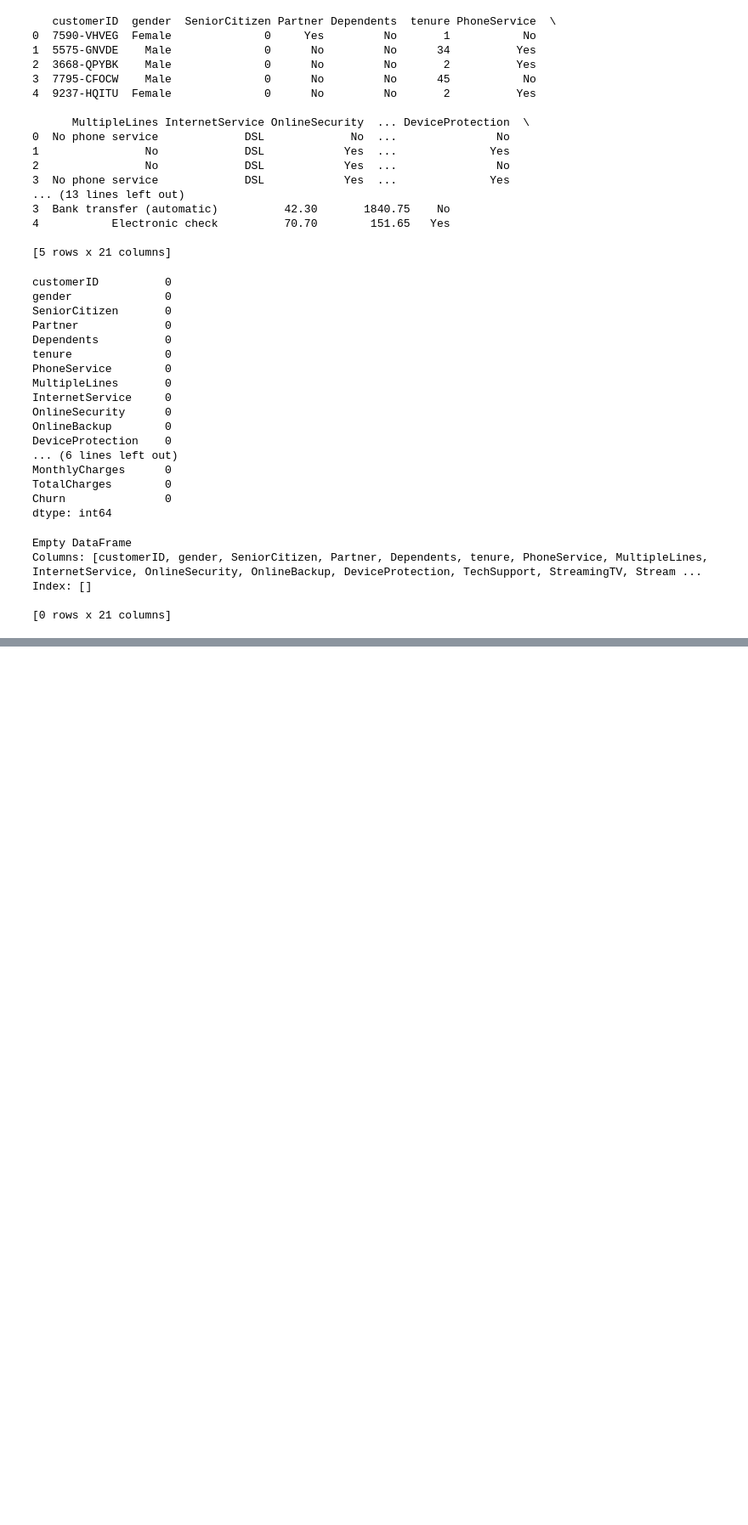
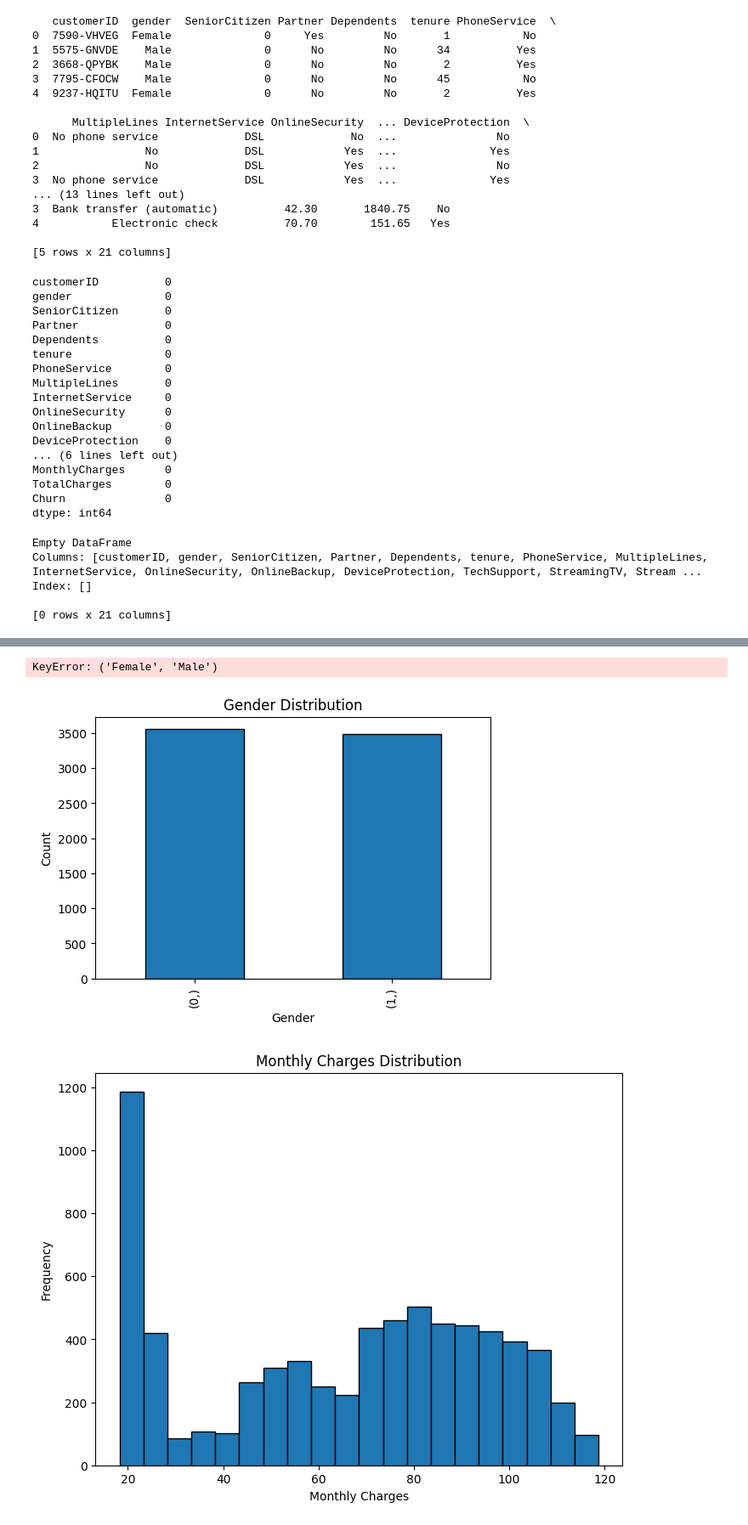
Before and after one commit to amadasunese/cta_bootcamp, a Jupyter notebook: notebook.ipynb, the cells around one changed output, grey strips where cells are left out. Shown at 85% size. Cells and saved outputs as stored; diff of their text form; code cells hidden in the pictures; blank space fills up the shorter version.

```diff
--- a/notebook.ipynb
+++ b/notebook.ipynb
@@ -108,0 +68,4 @@ max         1.000000    72.000000      118.750000
+# %%
+# Remove the customer ID column
+clean_df= df.drop(columns=['customerID'])
+print(clean_df)
@@ -108,0 +109,6 @@ max         1.000000    72.000000      118.750000
+# %%
+
+
+# Remove the gender column after merging
+encode_clean_df = encode_clean_df.drop(['gender_Male', 'gender_Female'], axis=1)
+encode_clean_df
@@ -108,0 +121,4 @@ max         1.000000    72.000000      118.750000
+# %%
+# # Merge encode_clean_df with clean2_df
+merged_df = pd.concat([encode_clean_df, clean_df], axis=1)
+merged_df
@@ -108,0 +146,55 @@ max         1.000000    72.000000      118.750000
+# %%
+# Group the data by 'gender' and calculate counts
+gender_counts = merged_df['Female', 'Male'].value_counts()
+
+# Create a bar plot for gender distribution
+plt.figure(figsize=(6, 4))
+gender_counts.plot(kind='bar', edgecolor='k')
+plt.xlabel('Gender')
+plt.ylabel('Count')
+plt.title('Gender Distribution')
+plt.xticks(rotation=0)  # To prevent rotation of x-axis labels
+plt.show()
+# %% [output]
+KeyError: ('Female', 'Male')
+# %%
+# Explore the distribution of key variables, such as customer demographics (gender), usage patterns (monthly charges, total charges), and churn status
+
+
+# Gender distribution using Bar plot
+plt.figure(figsize=(6, 4))
+merged_df[['Female']].value_counts().plot(kind='bar', edgecolor='k')
+plt.xlabel('Gender')
+plt.ylabel('Count')
+plt.title('Gender Distribution')
+plt.show()
+
+# Usage Patterns (Monthly Charges and Total Charges)
+
+# Histogram for Monthly Charges
+plt.figure(figsize=(8, 6))
+plt.hist(clean_df['MonthlyCharges'], bins=20, edgecolor='k')
+plt.xlabel('Monthly Charges')
+plt.ylabel('Frequency')
+plt.title('Monthly Charges Distribution')
+plt.show()
+
+# Histogram for Total Charges
+plt.figure(figsize=(8, 6))
+plt.hist(clean_df['TotalCharges'], bins=20, edgecolor='k')
+plt.xlabel('Total Charges')
+plt.ylabel('Frequency')
+plt.title('Total Charges Distribution')
+plt.show()
+
+# Distributionof churn status using bar plot
+
+plt.figure(figsize=(6, 4))
+clean_df['Churn'].value_counts().plot(kind='bar', edgecolor='k')
+plt.xlabel('Churn Status')
+plt.ylabel('Count')
+plt.title('Churn Status Distribution')
+plt.show()
+# %% [output]
+[figure, added]
+[figure, added]
```
Also changed, not shown: parts of 13 cells of this notebook.
